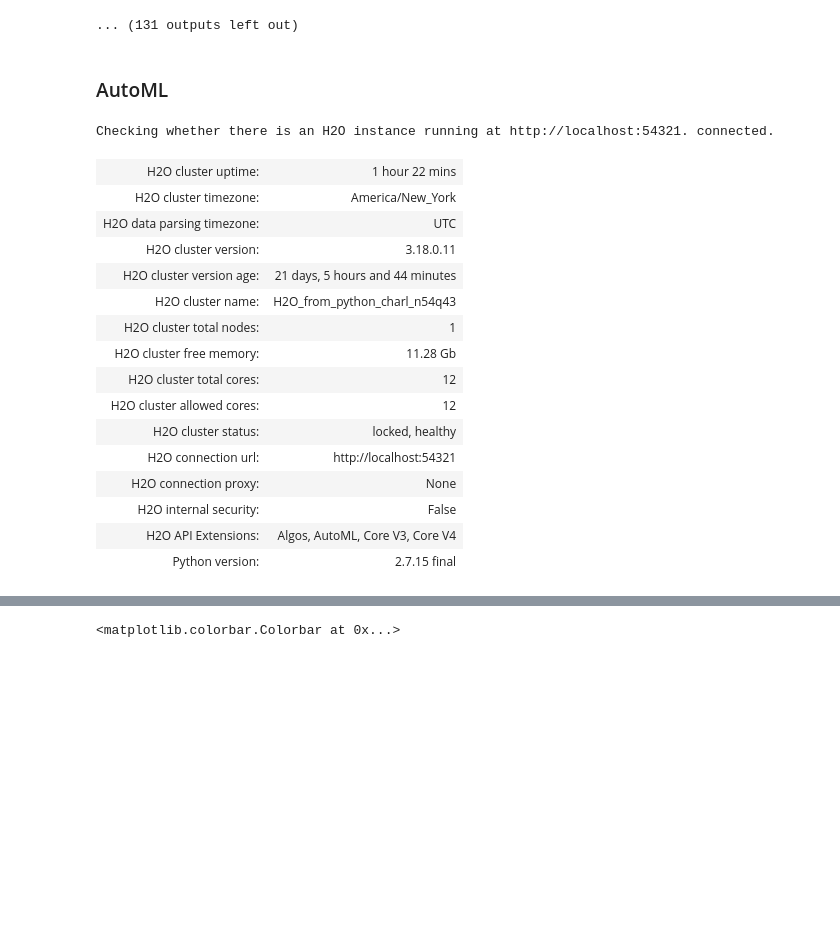
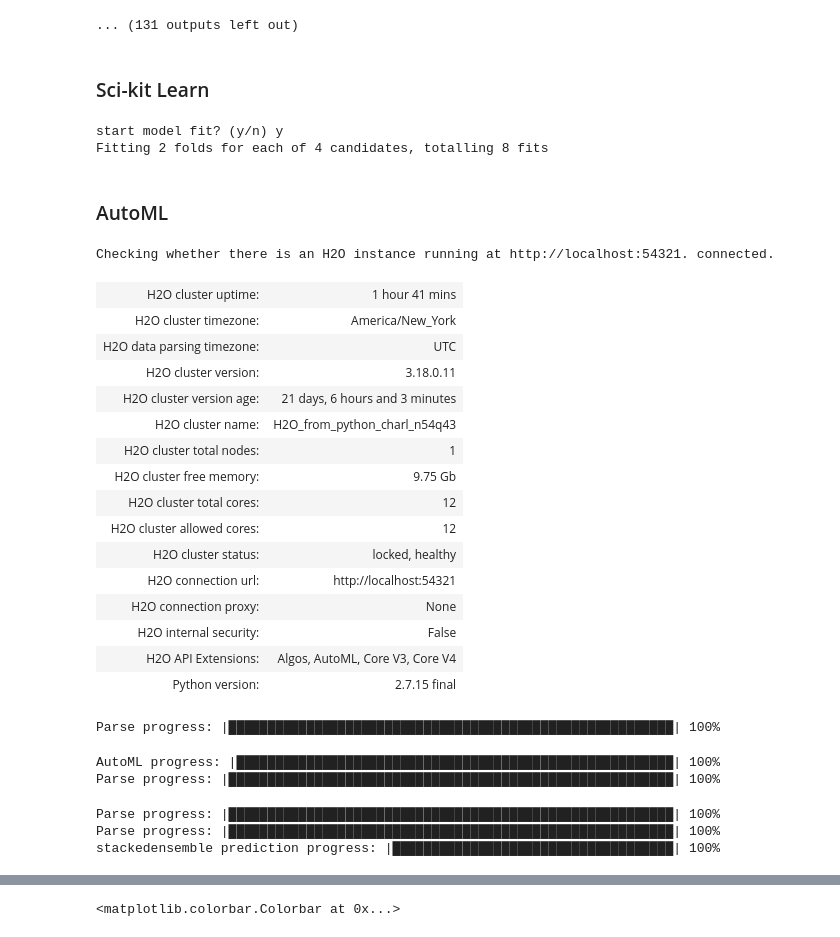
Before and after one commit to Charlesfox1/GGCW_GBDX_tools, a Jupyter notebook: scripts/workflow_ml_training/1 - Build OSM Polygon Dataset.ipynb, the cells around one changed output, grey strips where cells are left out. Cells and saved outputs as stored; diff of their text form; code cells hidden in the pictures; blank space fills up the shorter version.

```diff
--- a/scripts/workflow_ml_training/1 - Build OSM Polygon Dataset.ipynb
+++ b/scripts/workflow_ml_training/1 - Build OSM Polygon Dataset.ipynb
@@ -425,23 +425,9 @@ data['iron'] = (data[2]*data[3]) / (data[1]*1000)
 
 y = data['class']
 
-data2 = data.drop('class', axis = 1)
-X = data2
+data.columns = ['0', '1', '2', '3', '4', '5', '6', '7','class','ndvi', 'water_index', 'NDBI', 'NDBI2', 'iron']
+traindf = data[:((len(data)/3)*2)]
 
-X_train, X_test, y_train, y_test = train_test_split(X, y, test_size=0.33, random_state=42)
-
-# initialize search space (as a library!)
-param_grid = {
-
-}
-
-gs = make_pipeline(     StandardScaler(),
-                        GridSearchCV(RandomForestClassifier(min_samples_leaf=2),
-                        param_grid = param_grid,
-                        cv = 2,
-                        refit = True,
-                        n_jobs = 1,
-                        verbose = 2))
-
-# Instantiate random forest. You can specify default parameters here.
-# These parameters are not being optimized.
+X = data.drop('class', axis = 1)
+# %% [markdown]
+### Sci-kit Learn
@@ -448,27 +453,39 @@ gs = make_pipeline(     StandardScaler(),
+# %%
+# initialize grid search
+answer = raw_input('start model fit? (y/n) ')
+if answer == 'y':
+    gs.fit(X_train,y_train)
+    y_pred = gs.predict(X_test)
+    print(classification_report(y_test, y_pred))
+else:
+    pass
+# %% [output]
+start model fit? (y/n) y
+Fitting 2 folds for each of 4 candidates, totalling 8 fits
 # %% [markdown]
 ### AutoML
 # %%
 import h2o
 from h2o.automl import H2OAutoML
 from h2o.frame import H2OFrame
 
 h2o.init()
-data.columns = ['0', '1', '2', '3', '4', '5', '6', '7','class','ndvi', 'water_index', 'NDBI', 'NDBI2', 'iron']
-train = H2OFrame(python_obj = data)
 
-x = train.columns
+train2o = H2OFrame(python_obj = traindf)
+
+x = train2o.columns
 y = "class"
 x.remove(y)
 # %% [output]
 Checking whether there is an H2O instance running at http://localhost:54321. connected.
-| H2O cluster uptime: | 1 hour 22 mins |
+| H2O cluster uptime: | 1 hour 41 mins |
 | H2O cluster timezone: | America/New_York |
 | H2O data parsing timezone: | UTC |
 | H2O cluster version: | 3.18.0.11 |
-| H2O cluster version age: | 21 days, 5 hours and 44 minutes |
+| H2O cluster version age: | 21 days, 6 hours and 3 minutes |
 | H2O cluster name: | H2O_from_python_charl_n54q43 |
 | H2O cluster total nodes: | 1 |
-| H2O cluster free memory: | 11.28 Gb |
+| H2O cluster free memory: | 9.75 Gb |
 | H2O cluster total cores: | 12 |
 | H2O cluster allowed cores: | 12 |
 | H2O cluster status: | locked, healthy |
@@ -477,12 +494,19 @@ Checking whether there is an H2O instance running at http://localhost:54321. con
 | H2O internal security: | False |
 | H2O API Extensions: | Algos, AutoML, Core V3, Core V4 |
 | Python version: | 2.7.15 final |
+Parse progress: |█████████████████████████████████████████████████████████| 100%
 # %%
-aml = H2OAutoML(max_runtime_secs = 60)
+aml = H2OAutoML(max_runtime_secs = 600)
 aml.train(x = x, y = y,
-          training_frame = train)
+          training_frame = train2o)
+# %% [output]
+AutoML progress: |████████████████████████████████████████████████████████| 100%
+Parse progress: |█████████████████████████████████████████████████████████| 100%
 # %%
-X_test.columns = ['0', '1', '2', '3', '4', '5', '6', '7','ndvi', 'water_index', 'NDBI', 'NDBI2', 'iron']
 X_test_2 = H2OFrame(python_obj = X_test)
 y_pred_2 = aml.predict(X_test_2)
 y_pred_2 = y_pred_2.as_data_frame(use_pandas=True)
+# %% [output]
+Parse progress: |█████████████████████████████████████████████████████████| 100%
+Parse progress: |█████████████████████████████████████████████████████████| 100%
+stackedensemble prediction progress: |████████████████████████████████████| 100%
```
Also changed, not shown: parts of 5 cells of this notebook.
